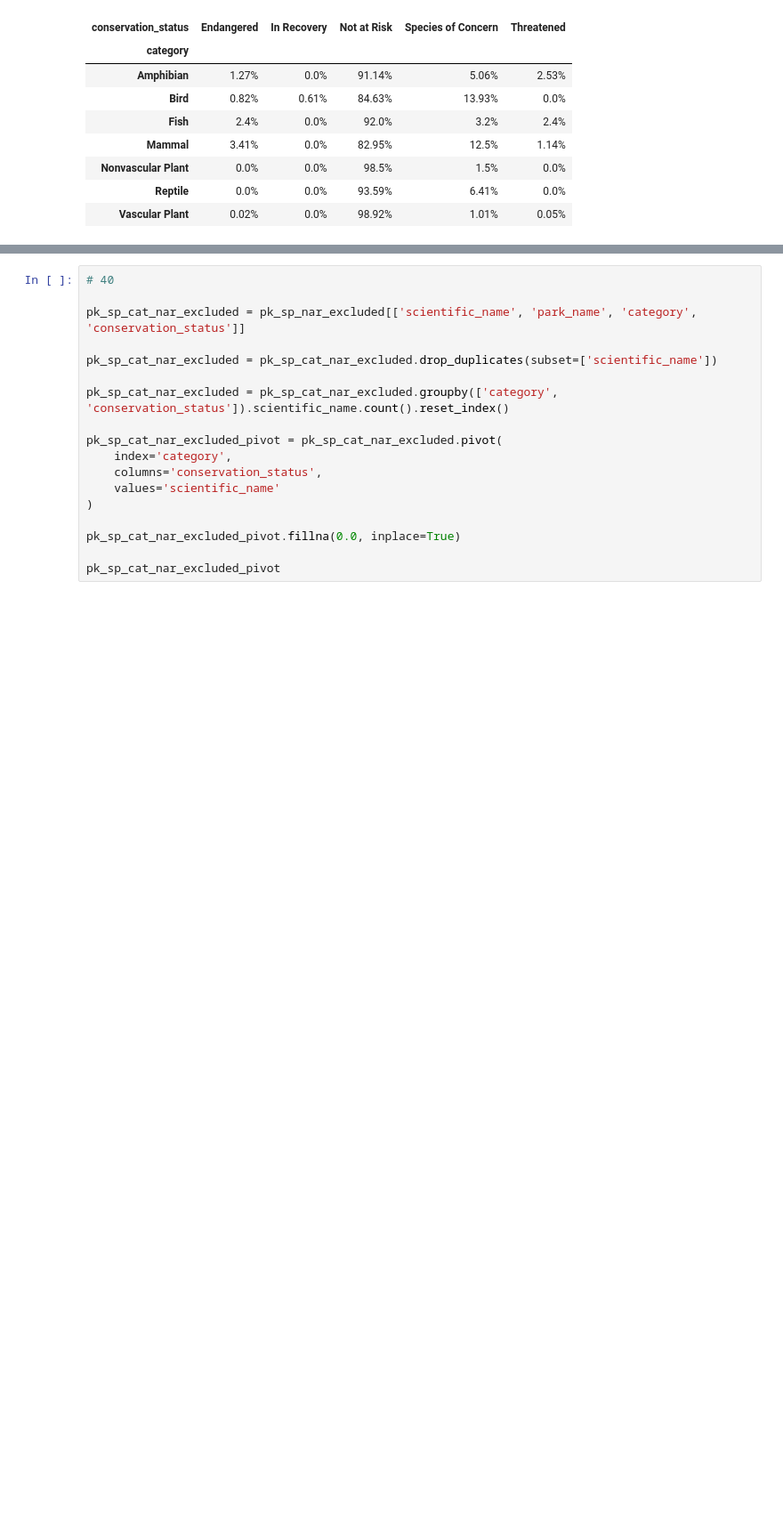
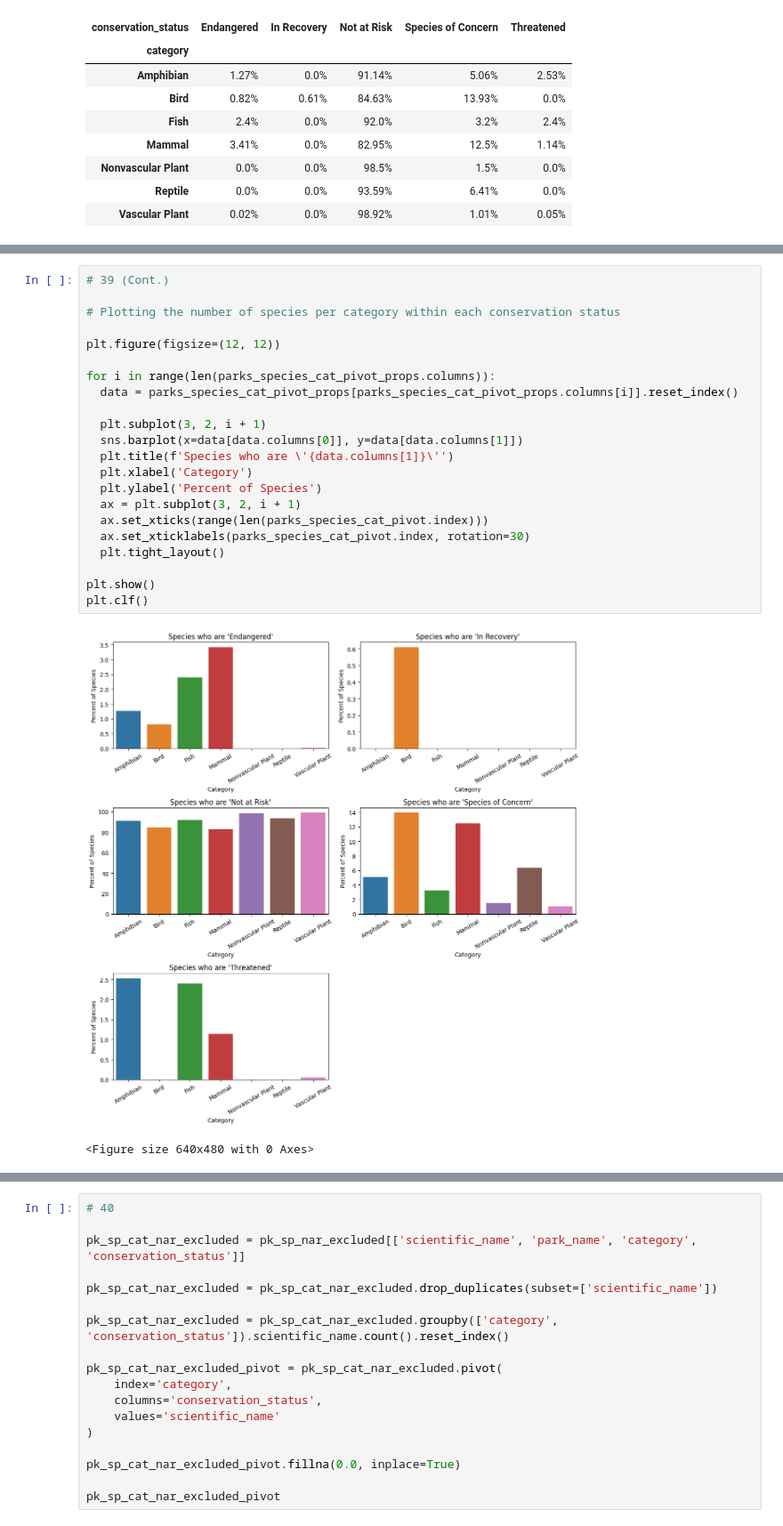
Before and after one commit to bsandma1/Biodiversity_Analysis, a Jupyter notebook: Biodiversity_Analysis.ipynb, the cells around one changed output, grey strips where cells are left out. Shown at 89% size. Saved outputs shown, nothing was run; the diff lists cells and outputs as text; blank space fills up the shorter version.

```diff
--- a/Biodiversity_Analysis.ipynb
+++ b/Biodiversity_Analysis.ipynb
@@ -1012,0 +1074,25 @@ Total Vascular Plant Species: 4262.0
+# %%
+# 39 (Cont.)
+
+# Plotting the number of species per category within each conservation status
+
+plt.figure(figsize=(12, 12))
+
+for i in range(len(parks_species_cat_pivot_props.columns)):
+  data = parks_species_cat_pivot_props[parks_species_cat_pivot_props.columns[i]].reset_index()
+
+  plt.subplot(3, 2, i + 1)
+  sns.barplot(x=data[data.columns[0]], y=data[data.columns[1]])
+  plt.title(f'Species who are \'{data.columns[1]}\'')
+  plt.xlabel('Category')
+  plt.ylabel('Percent of Species')
+  ax = plt.subplot(3, 2, i + 1)
+  ax.set_xticks(range(len(parks_species_cat_pivot.index)))
+  ax.set_xticklabels(parks_species_cat_pivot.index, rotation=30)
+  plt.tight_layout()
+
+plt.show()
+plt.clf()
+# %% [output]
+[figure, added]
+<Figure size 640x480 with 0 Axes>
```
Also changed, not shown: parts of 20 cells of this notebook.
